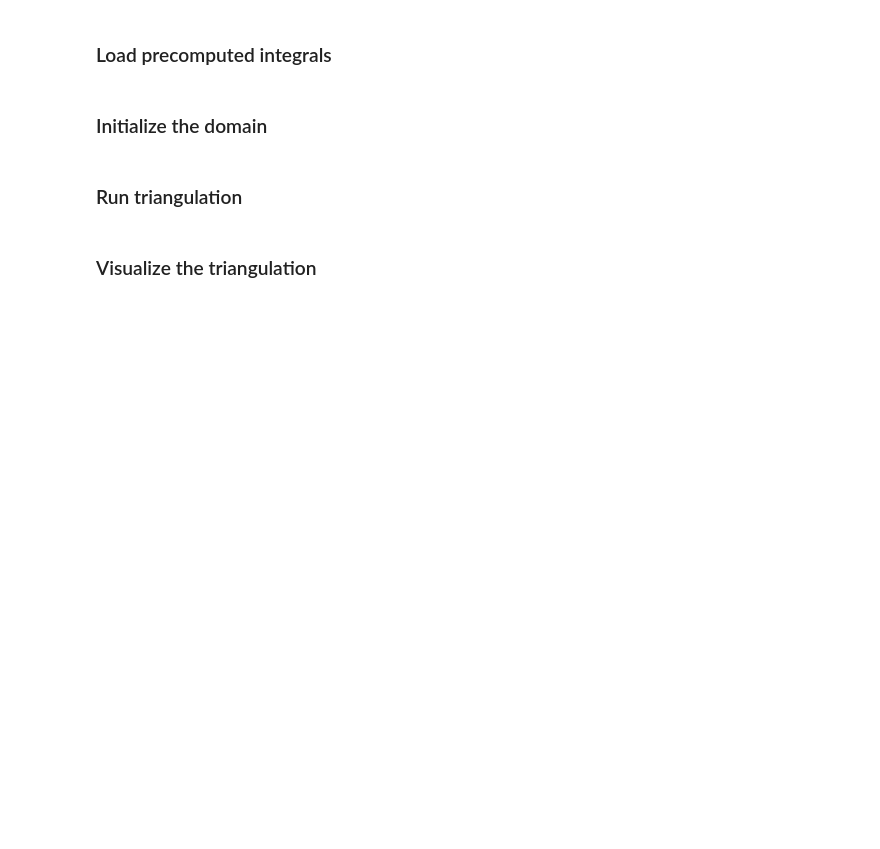
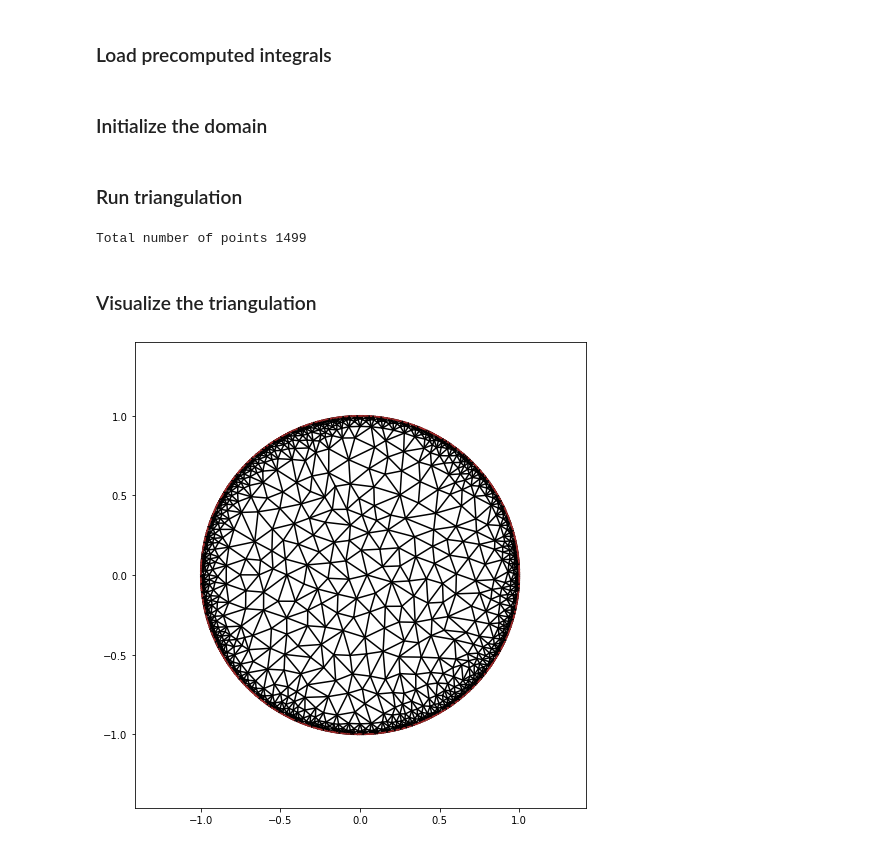
Before and after one commit to kamosevoyan/Diploma_work, a Jupyter notebook: Notebooks/Solutions/Poisson_equation_solution_on_polygonal_domain_cubic_hermite.ipynb, the cells around one changed output. Saved outputs shown, nothing was run; the diff lists cells and outputs as text; code cells hidden in the pictures; blank space fills up the shorter version.

```diff
--- a/Notebooks/Solutions/Poisson_equation_solution_on_polygonal_domain_cubic_hermite.ipynb
+++ b/Notebooks/Solutions/Poisson_equation_solution_on_polygonal_domain_cubic_hermite.ipynb
@@ -15,7 +20,7 @@ integral_values = dill.load(open("../calculations/hermite_cubic_poisson_right_va
 # %% [markdown]
 ### Initialize the domain
 # %%
-t = np.linspace(0 + np.pi / 4, 2 * np.pi + np.pi / 4, 30, endpoint=False)
+t = np.linspace(0 + np.pi / 4, 2 * np.pi + np.pi / 4, 500, endpoint=False)
 points = np.stack((np.cos(t), np.sin(t))).T
 seg = np.array(
     [[j, j + 1] for j in range(points.shape[0] - 1)] + [[points.shape[0] - 1, 0]]
@@ -23,36 +28,42 @@ seg = np.array(
 # %% [markdown]
 ### Run triangulation
 # %%
-cndt = triangulate({"vertices": points, "segments":seg}, opts="pq30a0.6neo1")
+cndt = triangulate({"vertices": points, "segments": seg}, opts="pq30a0.01neo1s")
 points = cndt["vertices"]
 triangles = cndt["triangles"]
 neighbours = cndt["neighbors"]
-vertice_maker_is_boundary = cndt["vertex_markers"]
+vertex_marker_is_boundary = cndt["vertex_markers"]
+edges = cndt["edges"]
+edge_marker_is_boundary = cndt["edge_markers"]
+
 print(f"Total number of points {points.shape[0]}")
+# %% [output]
+Total number of points 1499
 # %% [markdown]
 ### Visualize the triangulation
 # %%
-all_colors = (
-    100 * list(mcolors.CSS4_COLORS.keys())
-    + list(mcolors.XKCD_COLORS.keys())
-    + list(mcolors.BASE_COLORS.keys())
-)
-colors = sample(all_colors, triangles.shape[0])
-
 %matplotlib inline
-fig, ax = plt.subplots(figsize=(5, 5))
+fig, ax = plt.subplots(figsize=(7, 7))
 ax.axis("equal")
 
-for index, triangle in enumerate(tqdm(points[triangles])):
-    t1 = plt.Polygon(triangle[:3], color=colors[index])
-    fig.gca().add_patch(t1)
-    x, y = triangle.mean(axis=0)
+cl = ["black", "brown"]
 
-ax.set_xlim([points[:, 0].min(), points[:, 0].max()])
-ax.set_ylim([points[:, 1].min(), points[:, 1].max()])
+for eidx, edge in enumerate(edges):
+    ax.plot(
+        points[edge][:, 0],
+        points[edge][:, 1],
+        color=cl[edge_marker_is_boundary[eidx][0]],
+    )
+
+ax.set_xlim([points[:, 0].min() - 1 / 2, points[:, 0].max() + 1 / 2])
+ax.set_ylim([points[:, 1].min() - 1 / 2, points[:, 1].max() + 1 / 2])
 
 fig.tight_layout()
+plt.tight_layout()
+
 plt.show()
+# %% [output]
+[figure, added]
 # %%
 x, y = sympy.symbols("x y")
 # %%
```
Also changed, not shown: parts of 12 cells of this notebook, 6 other files.
